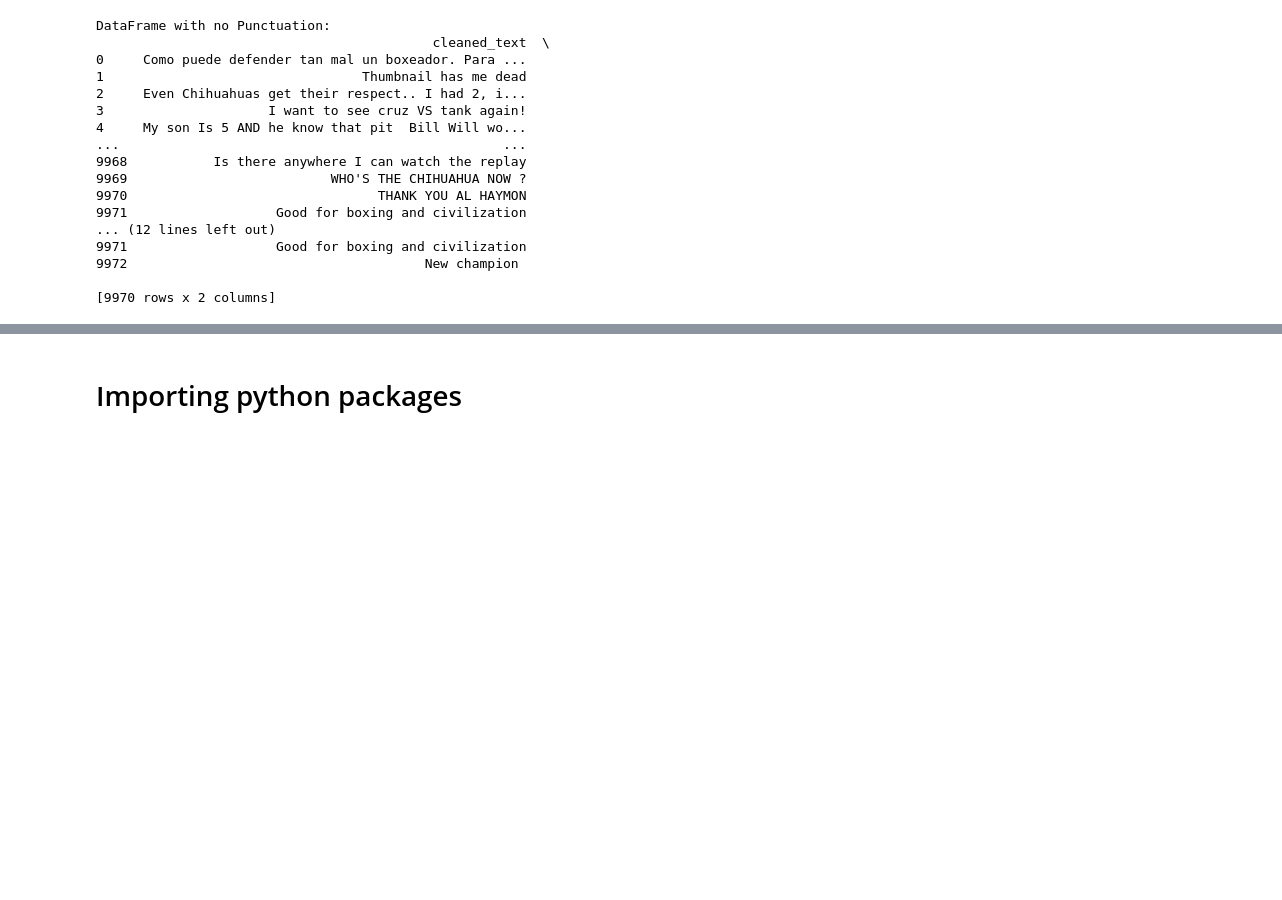
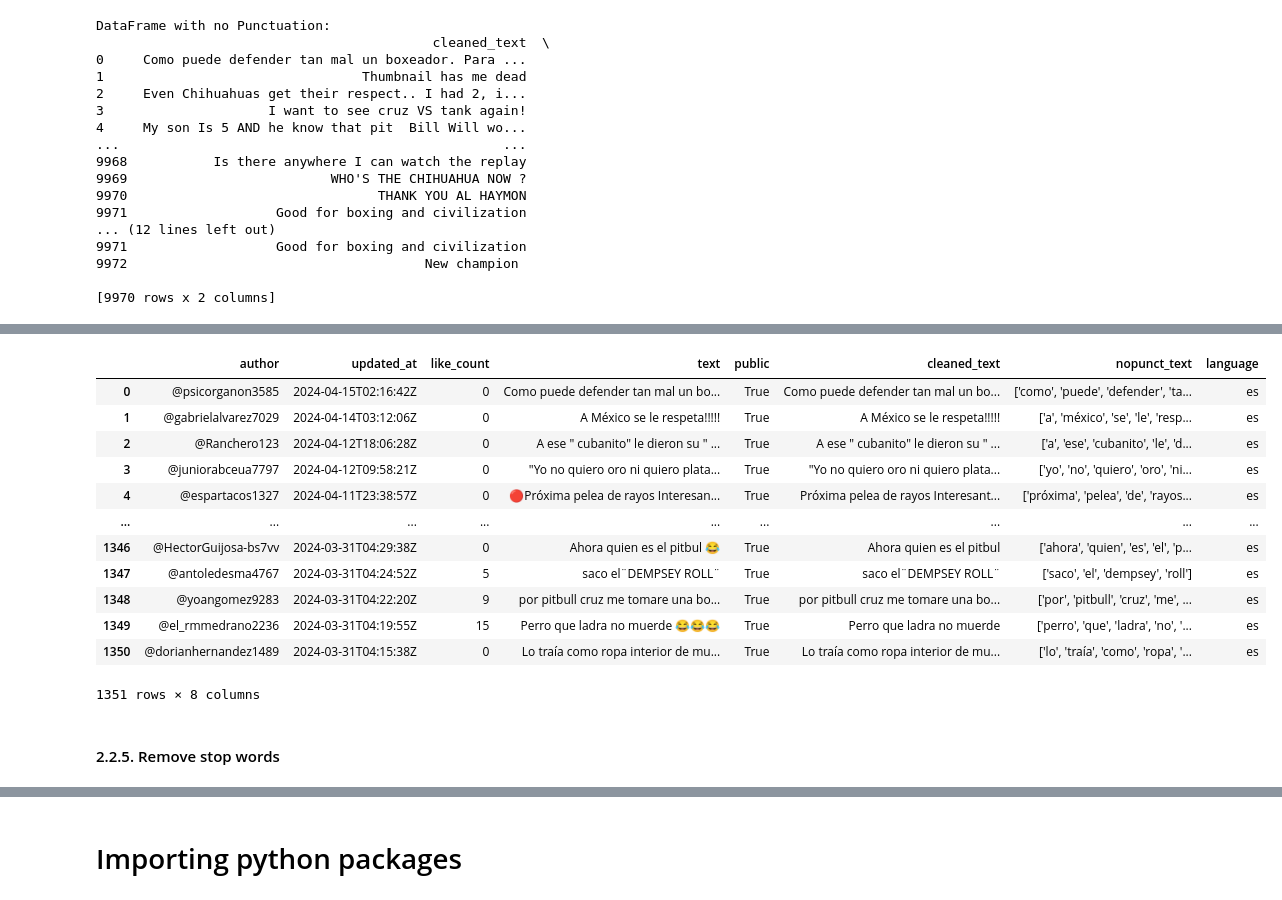
Before and after one commit to Jolmed26/Programacion_2, a Jupyter notebook: Challenges/Challenge_3/Challenge_3_NLP.ipynb, the cells around one changed output, grey strips where cells are left out. Drawn from its saved outputs; the diff is of its cells as text; code cells hidden in the pictures; blank space fills up the shorter version.

```diff
--- a/Challenges/Challenge_3/Challenge_3_NLP.ipynb
+++ b/Challenges/Challenge_3/Challenge_3_NLP.ipynb
@@ -339,0 +307,18 @@ df_es.to_csv(csv_file_path, index=False)
+# %%
+df_es
+# %% [output]
+|  | author | updated_at | like_count | text | public | cleaned_text | nopunct_text | language |
+| 0 | @psicorganon3585 | 2024-04-15T02:16:42Z | 0 | Como puede defender tan mal un bo... | True | Como puede defender tan mal un bo... | ['como', 'puede', 'defender', 'ta... | es |
+| 1 | @gabrielalvarez7029 | 2024-04-14T03:12:06Z | 0 | A México se le respeta!!!!! | True | A México se le respeta!!!!! | ['a', 'méxico', 'se', 'le', 'resp... | es |
+| 2 | @Ranchero123 | 2024-04-12T18:06:28Z | 0 | A ese " cubanito" le dieron su " ... | True | A ese " cubanito" le dieron su " ... | ['a', 'ese', 'cubanito', 'le', 'd... | es |
+| 3 | @juniorabceua7797 | 2024-04-12T09:58:21Z | 0 | "Yo no quiero oro ni quiero plata... | True | "Yo no quiero oro ni quiero plata... | ['yo', 'no', 'quiero', 'oro', 'ni... | es |
+| 4 | @espartacos1327 | 2024-04-11T23:38:57Z | 0 | 🔴Próxima pelea de rayos Interesan... | True | Próxima pelea de rayos Interesant... | ['próxima', 'pelea', 'de', 'rayos... | es |
+| ... | ... | ... | ... | ... | ... | ... | ... | ... |
+| 1346 | @HectorGuijosa-bs7vv | 2024-03-31T04:29:38Z | 0 | Ahora quien es el pitbul 😂 | True | Ahora quien es el pitbul | ['ahora', 'quien', 'es', 'el', 'p... | es |
+| 1347 | @antoledesma4767 | 2024-03-31T04:24:52Z | 5 | saco el¨DEMPSEY ROLL¨ | True | saco el¨DEMPSEY ROLL¨ | ['saco', 'el', 'dempsey', 'roll'] | es |
+| 1348 | @yoangomez9283 | 2024-03-31T04:22:20Z | 9 | por pitbull cruz me tomare una bo... | True | por pitbull cruz me tomare una bo... | ['por', 'pitbull', 'cruz', 'me', ... | es |
+| 1349 | @el_rmmedrano2236 | 2024-03-31T04:19:55Z | 15 | Perro que ladra no muerde 😂😂😂 | True | Perro que ladra no muerde | ['perro', 'que', 'ladra', 'no', '... | es |
+| 1350 | @dorianhernandez1489 | 2024-03-31T04:15:38Z | 0 | Lo traía como ropa interior de mu... | True | Lo traía como ropa interior de mu... | ['lo', 'traía', 'como', 'ropa', '... | es |
+1351 rows × 8 columns
+# %% [markdown]
+#### 2.2.5. Remove stop words
```
Also changed, not shown: parts of 21 cells of this notebook.
